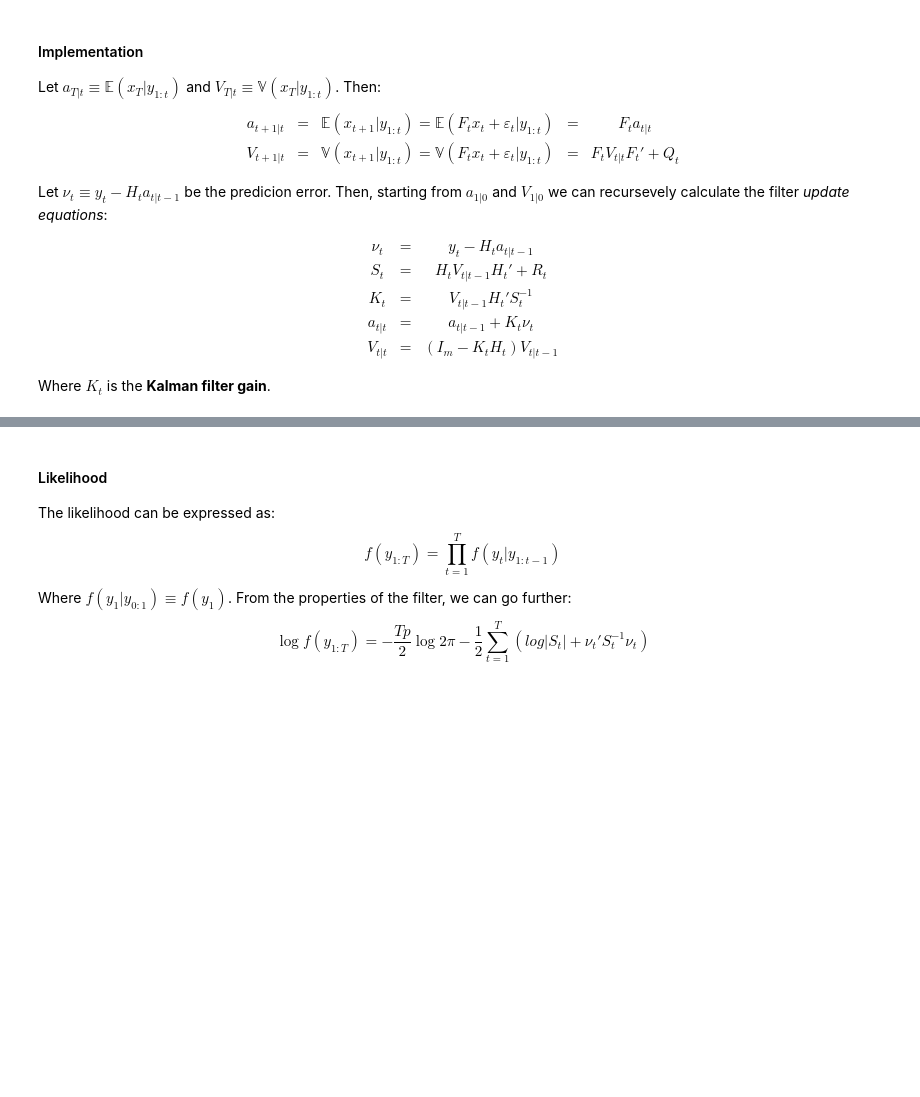
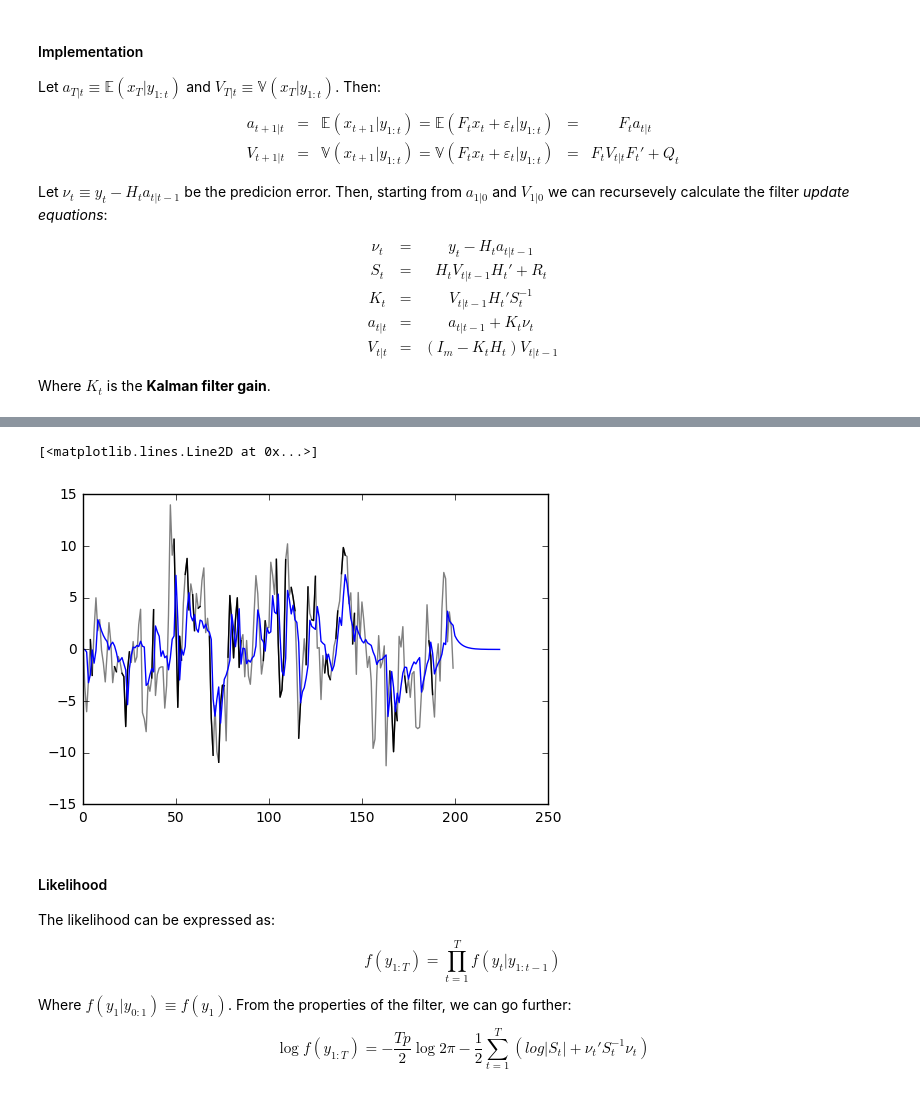
Before and after one commit to bgcampos/BayesianEconometrics, a Jupyter notebook: DSGE.ipynb, the cells around one changed output, grey strips where cells are left out. Cells and saved outputs as stored; diff of their text form; code cells hidden in the pictures; blank space fills up the shorter version.

```diff
--- a/DSGE.ipynb
+++ b/DSGE.ipynb
@@ -459,3 +607,14 @@ plt.plot(range(T+forecast),yHat,'red')
+# %%
+i = 1
+plt.plot(range(T),[y[t,i] for t in range(T)],'gray')
+plt.plot(range(T),[yTest[t,i] for t in range(T)],'black')
+plt.plot(range(T+forecast),[yHat[t,i] for t in range(T+forecast)],'blue')
+
+#plt.plot(range(T),[x[t] for t in range(T)],'blue')
+#plt.plot(range(T+forecast),[a[t] for t in range(T+forecast)],'red')
+# %% [output]
+[<matplotlib.lines.Line2D at 0x...>]
+[figure, added]
 # %% [markdown]
 #### Likelihood
 The likelihood can be expressed as:
```
Also changed, not shown: parts of 10 cells of this notebook.
